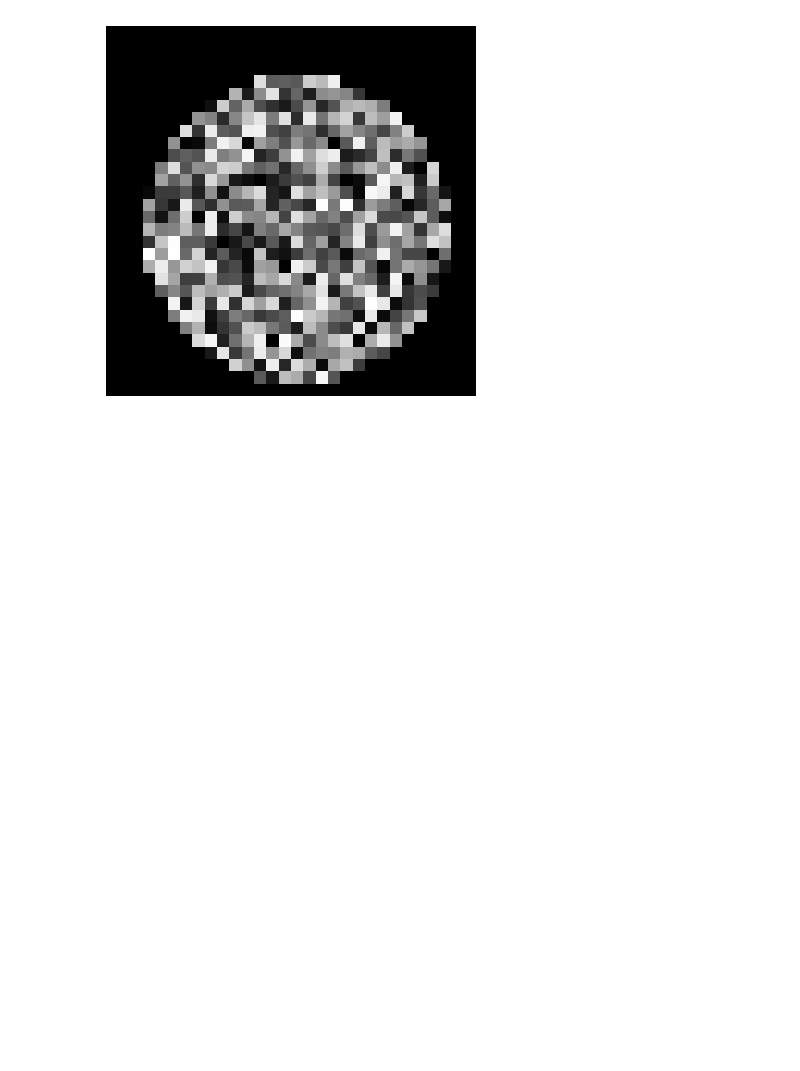
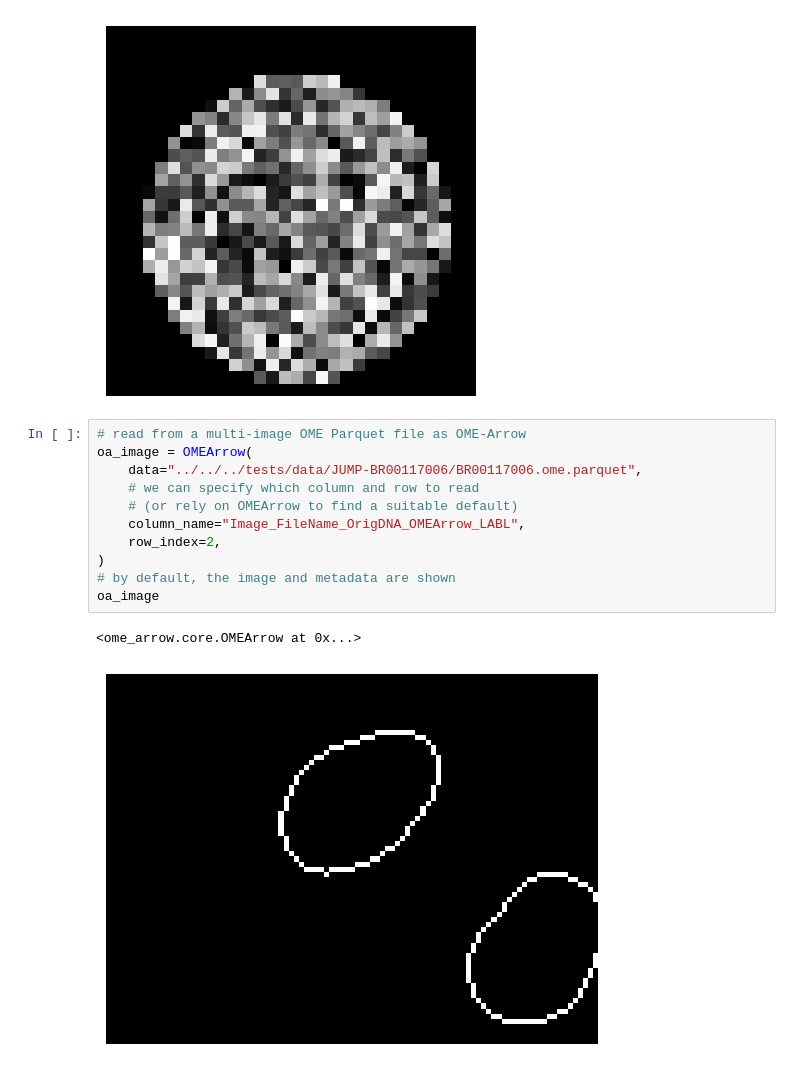
Before and after one commit to WayScience/ome-arrow, a Jupyter notebook: docs/src/examples/learning_to_fly_with_ome-arrow.ipynb, the cells around one changed output. Saved outputs shown, nothing was run; the diff lists cells and outputs as text; blank space fills up the shorter version.

Commit message:
enable ome parquet column and index specification

```diff
--- a/docs/src/examples/learning_to_fly_with_ome-arrow.ipynb
+++ b/docs/src/examples/learning_to_fly_with_ome-arrow.ipynb
@@ -107,3 +107,17 @@ stack.slice(
 # %% [output]
 <ome_arrow.core.OMEArrow at 0x...>
 [figure]
+# %%
+# read from a multi-image OME Parquet file as OME-Arrow
+oa_image = OMEArrow(
+    data="../../../tests/data/JUMP-BR00117006/BR00117006.ome.parquet",
+    # we can specify which column and row to read
+    # (or rely on OMEArrow to find a suitable default)
+    column_name="Image_FileName_OrigDNA_OMEArrow_LABL",
+    row_index=2,
+)
+# by default, the image and metadata are shown
+oa_image
+# %% [output]
+<ome_arrow.core.OMEArrow at 0x...>
+[figure, added]
```
Also changed, not shown: parts of 1 cell of this notebook, 7 other files.
